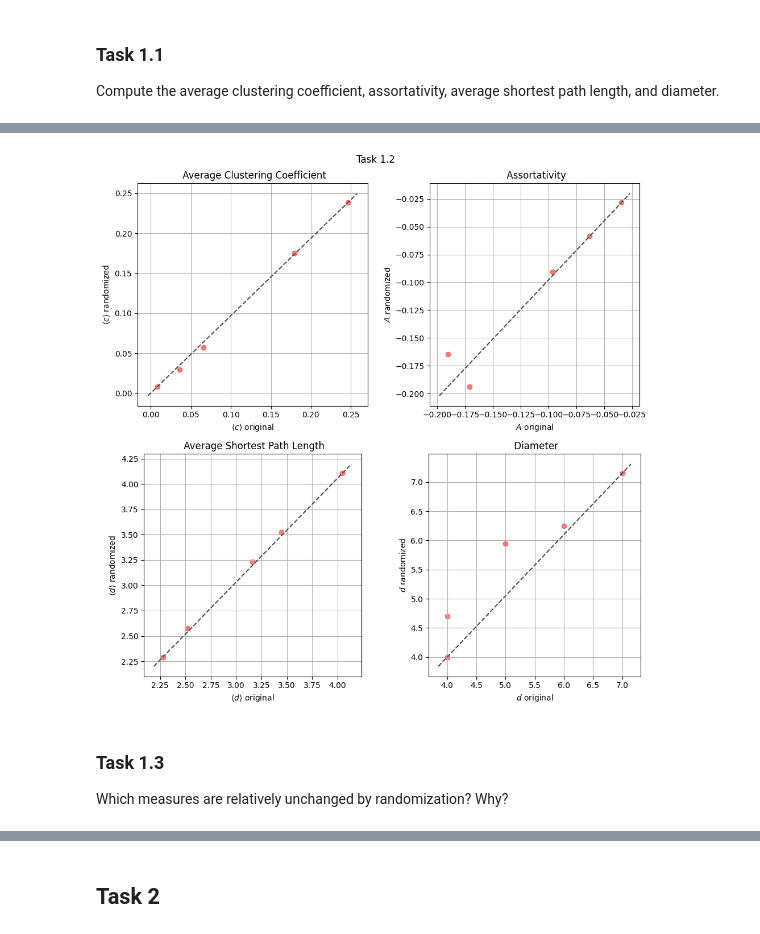
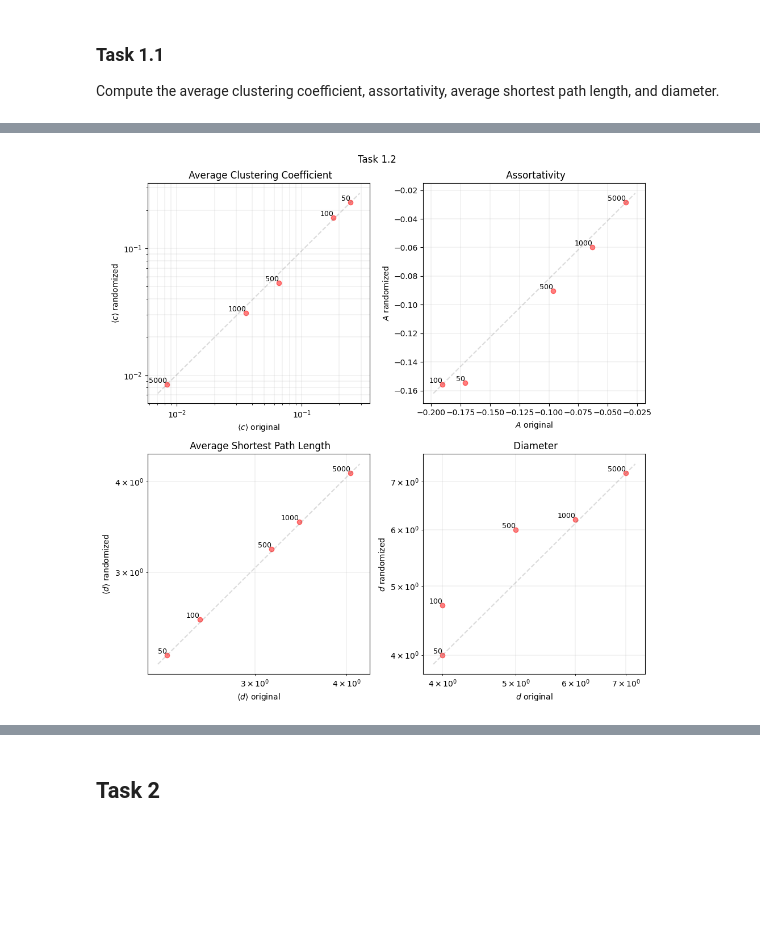
Before and after one commit to eliaswjmuller/HS24_NetworkScience, a Jupyter notebook: A6/HS24_NS_A6_Solutions_Elias_Müller.ipynb, the cells around one changed output, grey strips where cells are left out. Cells and saved outputs as stored; diff of their text form; code cells hidden in the pictures; blank space fills up the shorter version.

```diff
--- a/A6/HS24_NS_A6_Solutions_Elias_Müller.ipynb
+++ b/A6/HS24_NS_A6_Solutions_Elias_Müller.ipynb
@@ -64,35 +67,37 @@ Compare them by scatterplots with the same measures on randomized versions of th
 # %%
 # adds a given set of calculated measures to a scatterplot (original vs. randomized)
 def add_to_scatter(ax, original, rand, title, x_label, y_label):
     ax.scatter(original.values(),
                rand.values(),
                color='red',
                alpha=0.5)
+    for key, x, y in zip(original.keys(), original.values(), rand.values()):
+        ax.text(x, y, str(key), fontsize=9, ha='right', va='bottom')
     set_ax_labels(ax, x_label, y_label, title)
-    ax.grid()
-    ax.set_aspect('equal')
-    ax.plot(ax.get_xlim(), ax.get_ylim(), ls="--", c=".3")
+    if title != "Assortativity":
+        ax.set_xscale('log')
+        ax.set_yscale('log')
 
+    ax.grid(True, which='both', linestyle='-', linewidth=0.2)
+
+    ax.plot(ax.get_xlim(), ax.get_ylim(), ls="--", c=".3", alpha=0.2)
 
 labels = [
     ['Average Clustering Coefficient', r'$\langle c \rangle$ original', r'$\langle c \rangle$ randomized'],
     ['Assortativity', '$A$ original', '$A$ randomized'],
     ['Average Shortest Path Length', r'$\langle d \rangle$ original', r'$\langle d \rangle$ randomized'],
     ['Diameter', '$d$ original', '$d$ randomized']
 ]
 
 original_properties = [cc_original, assortativity_original, avg_path_original, dia_original]
 randomized_properties = [cc_rand, assortativity_rand, avg_path_rand, dia_rand]
 
 
 fig, axes = initialize_figure(2,2)
 for i, v in enumerate(original_properties):
     add_to_scatter(axes[i], v, randomized_properties[i], *labels[i])
 
 fig.suptitle("Task 1.2")
 fig.tight_layout()
 # %% [output]
-[figure, old version]
+[figure, new version]
-# %% [markdown]
-### Task 1.3
-Which measures are relatively unchanged by randomization? Why?
```
Also changed, not shown: parts of 6 cells of this notebook.
